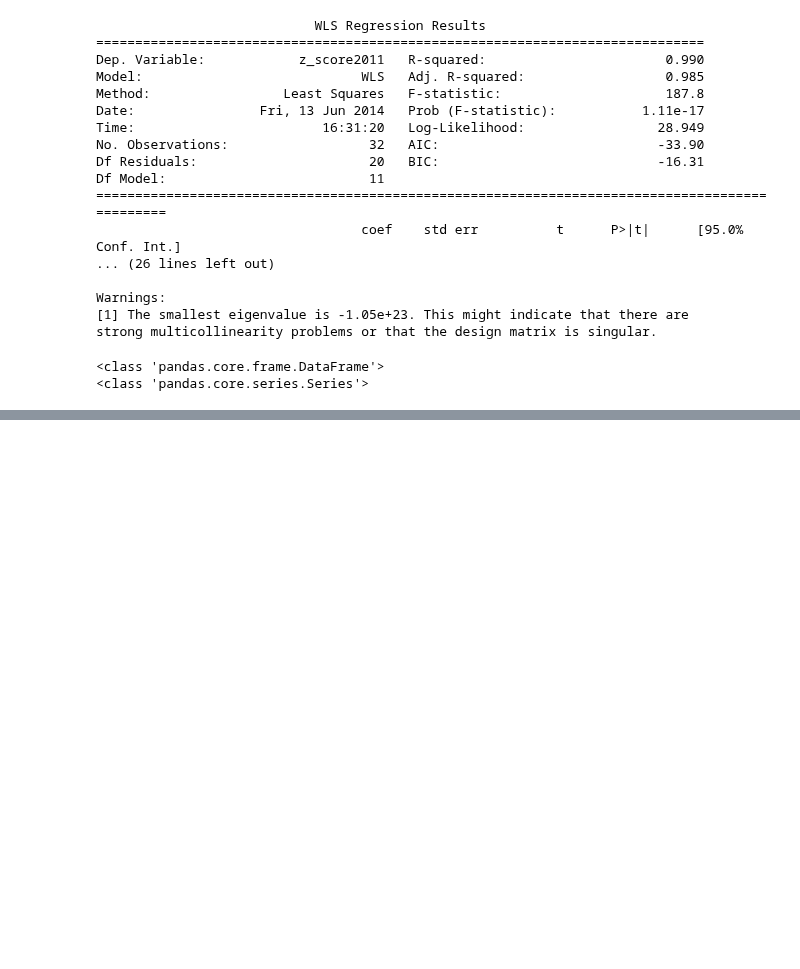
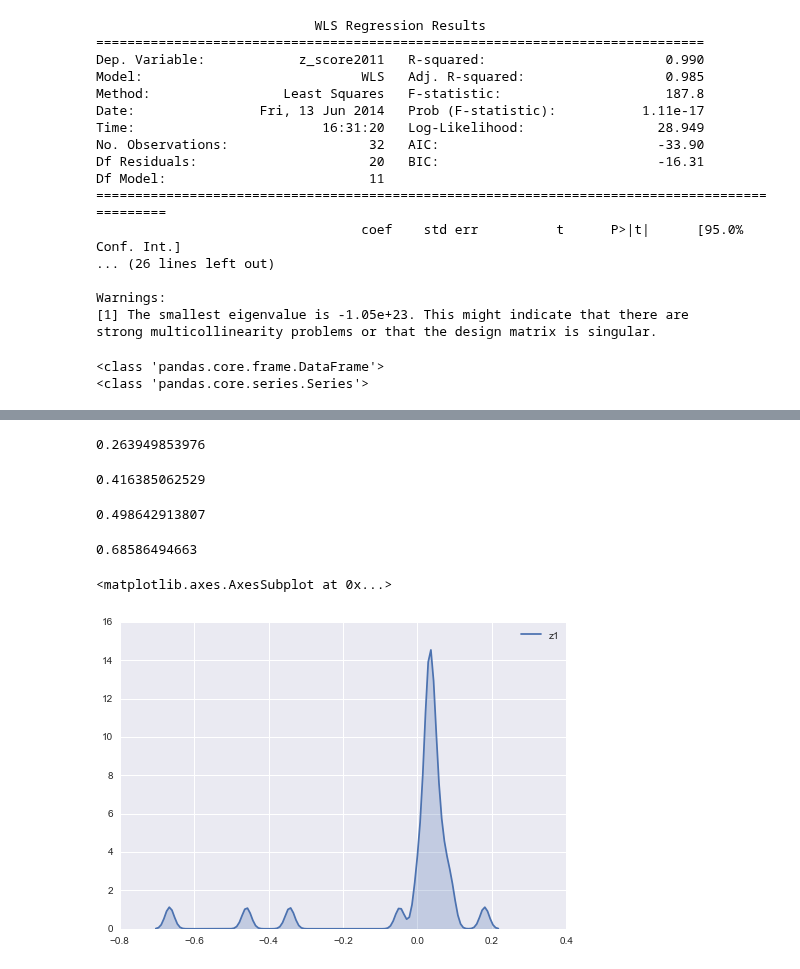
Before and after one commit to Dawny33/Data-Mining-and-ML, a Jupyter notebook: Intern Project/TN District Economy Analysis/TN District Economy Analysis.ipynb, the cells around one changed output, grey strips where cells are left out. Cells and saved outputs as stored; diff of their text form; code cells hidden in the pictures; blank space fills up the shorter version.

```diff
--- a/Intern Project/TN District Economy Analysis/TN District Economy Analysis.ipynb
+++ b/Intern Project/TN District Economy Analysis/TN District Economy Analysis.ipynb
@@ -384,0 +527,47 @@ print type(p2)
+# %%
+print reg01.score(train_X, train_Y)
+# %% [output]
+0.263949853976
+# %%
+df_2001 = pd.ExcelFile("D:\\R dir\\TN District Economy Analysis\\TamilNadu_2001.xlsx")
+df_2011 = pd.ExcelFile("D:\\R dir\\TN District Economy Analysis\\TamilNadu_2011.xlsx")
+
+df_2001 = df_2001.parse("Sheet3",index_col=None, na_values=['NA'])
+df_2011 = df_2011.parse("Sheet2",index_col=None, na_values=['NA'])
+
+df_2001.columns  = df_2001.columns.map(lambda x: x.lower())
+df_2011.columns  = df_2011.columns.map(lambda x: x.lower())
+
+
+train_X = df_2001[req_colmn2]
+train_Y2 = df_2001["z1"]
+
+#n_neighbors = 4
+
+mod02 = linear_model.LinearRegression()
+reg02 = mod01.fit(train_X, train_Y2)
+# %%
+print reg02.score(train_X, train_Y2)
+# %% [output]
+0.416385062529
+# %%
+n_neighbors = 4
+
+knn = neighbors.KNeighborsRegressor(n_neighbors, weights="uniform", metric = "euclidean")
+reg12 = knn.fit(train_X, train_Y)
+print reg12.score(train_X, train_Y)
+# %% [output]
+0.498642913807
+# %%
+n_neighbors = 4
+
+knn = neighbors.KNeighborsRegressor(n_neighbors, weights="uniform", metric = "euclidean")
+reg12 = knn.fit(train_X, train_Y2)
+print reg12.score(train_X, train_Y2)
+# %% [output]
+0.68586494663
+# %%
+sb.kdeplot(df_2001["z1"], shade = True)
+# %% [output]
+<matplotlib.axes.AxesSubplot at 0x...>
+[figure, added]
```
Also changed, not shown: parts of 15 cells of this notebook.
